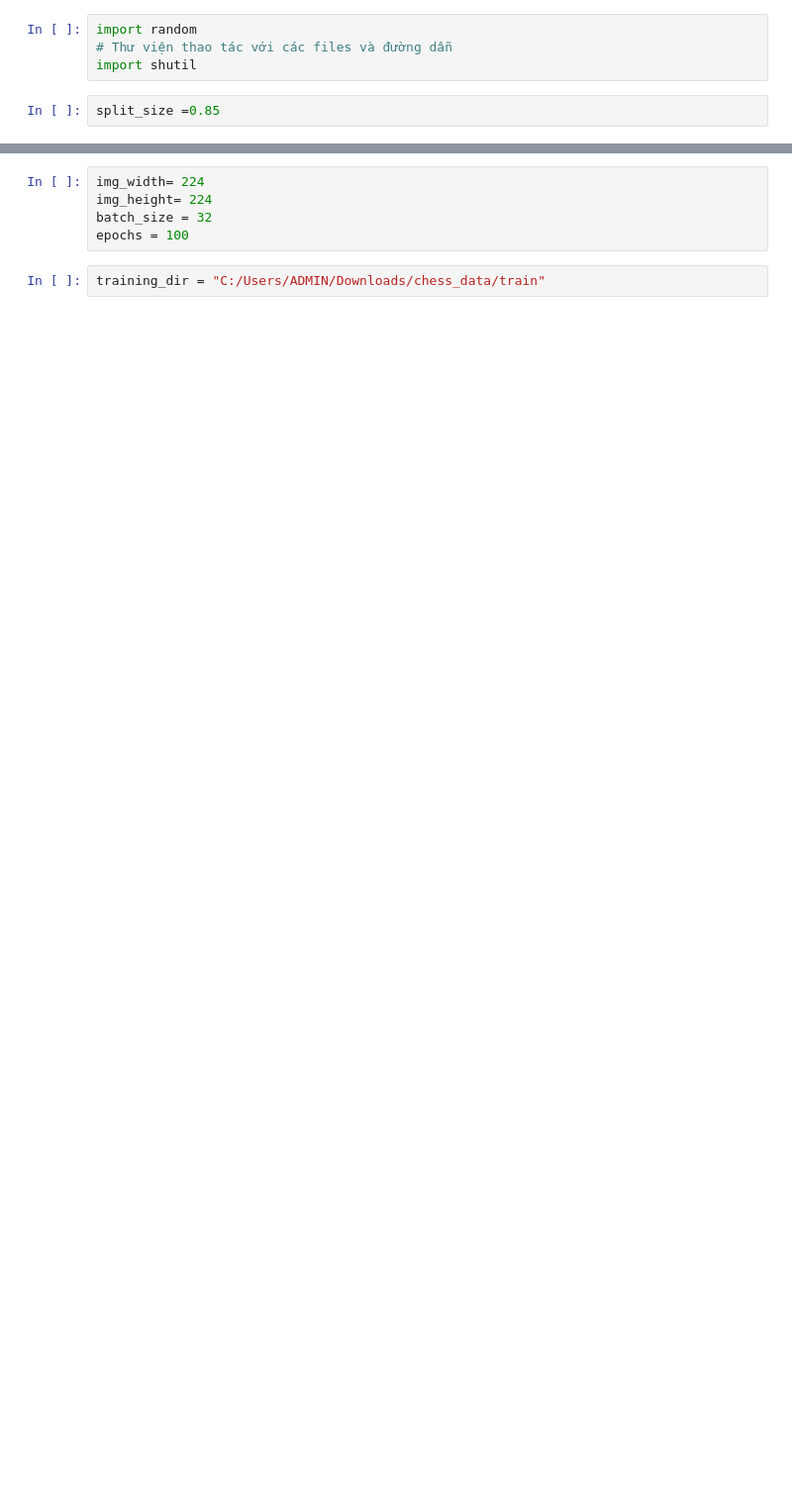
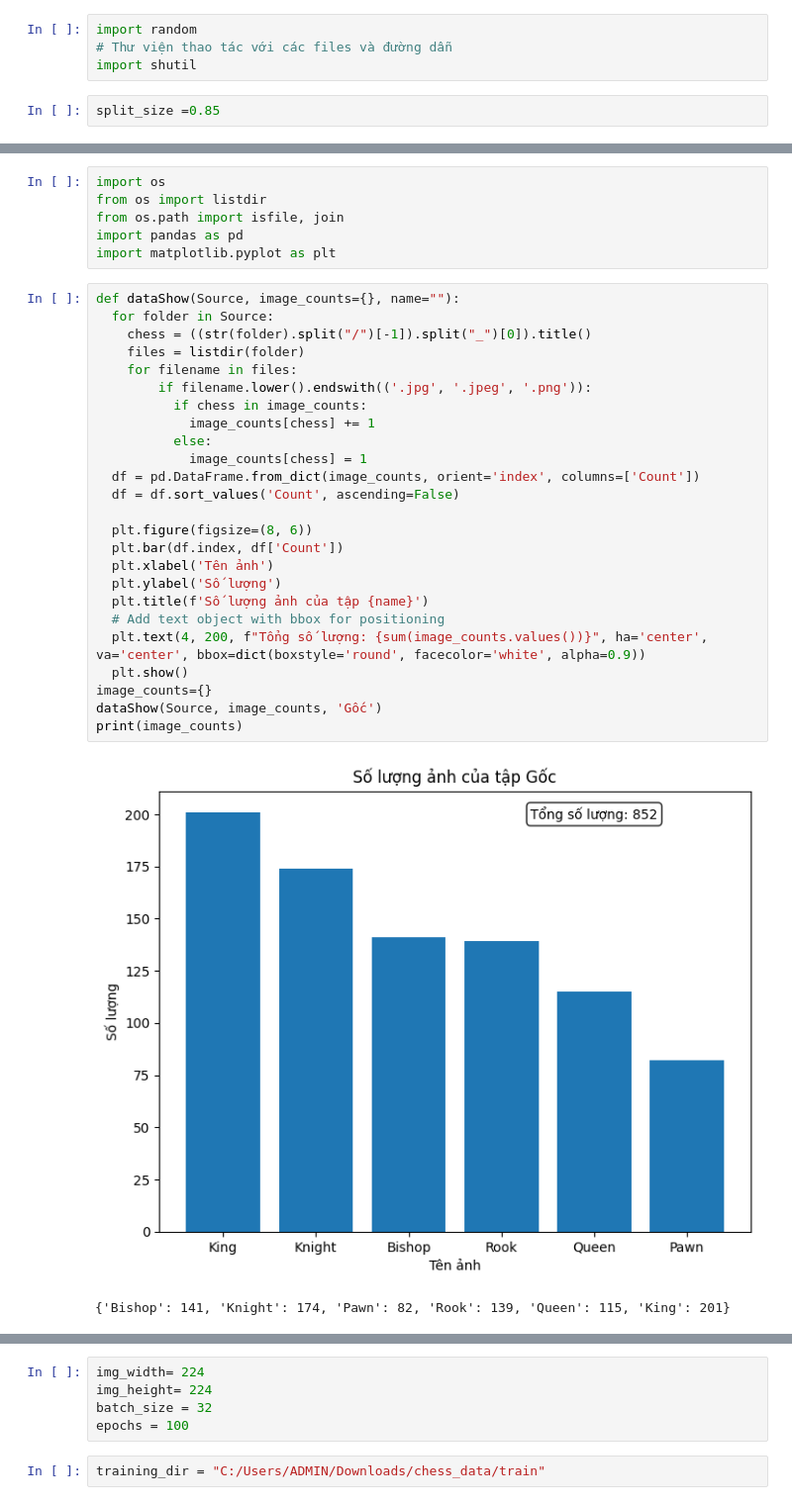
Before and after one commit to tumai213/Chess, a Jupyter notebook: Chess_Classification.ipynb, the cells around one changed output, grey strips where cells are left out. Shown: that part at 99% size. Drawn from its saved outputs; the diff is of its cells as text; blank space fills up the shorter version.

```diff
--- a/Chess_Classification.ipynb
+++ b/Chess_Classification.ipynb
@@ -256,0 +183,34 @@ Resized images saved to: C:/Users/ADMIN/Downloads/chess_data/king-resize
+# %%
+import os
+from os import listdir
+from os.path import isfile, join
+import pandas as pd
+import matplotlib.pyplot as plt
+# %%
+def dataShow(Source, image_counts={}, name=""):
+  for folder in Source:
+    chess = ((str(folder).split("/")[-1]).split("_")[0]).title()
+    files = listdir(folder)
+    for filename in files:
+        if filename.lower().endswith(('.jpg', '.jpeg', '.png')):
+          if chess in image_counts:
+            image_counts[chess] += 1
+          else:
+            image_counts[chess] = 1
+  df = pd.DataFrame.from_dict(image_counts, orient='index', columns=['Count'])
+  df = df.sort_values('Count', ascending=False)
+
+  plt.figure(figsize=(8, 6))
+  plt.bar(df.index, df['Count'])
+  plt.xlabel('Tên ảnh')
+  plt.ylabel('Số lượng')
+  plt.title(f'Số lượng ảnh của tập {name}')
+  # Add text object with bbox for positioning
+  plt.text(4, 200, f"Tổng số lượng: {sum(image_counts.values())}", ha='center', va='center', bbox=dict(boxstyle='round', facecolor='white', alpha=0.9))
+  plt.show()
+image_counts={}
+dataShow(Source, image_counts, 'Gốc')
+print(image_counts)
+# %% [output]
+[figure, added]
+{'Bishop': 141, 'Knight': 174, 'Pawn': 82, 'Rook': 139, 'Queen': 115, 'King': 201}
```
Also changed, not shown: parts of 52 cells of this notebook.
